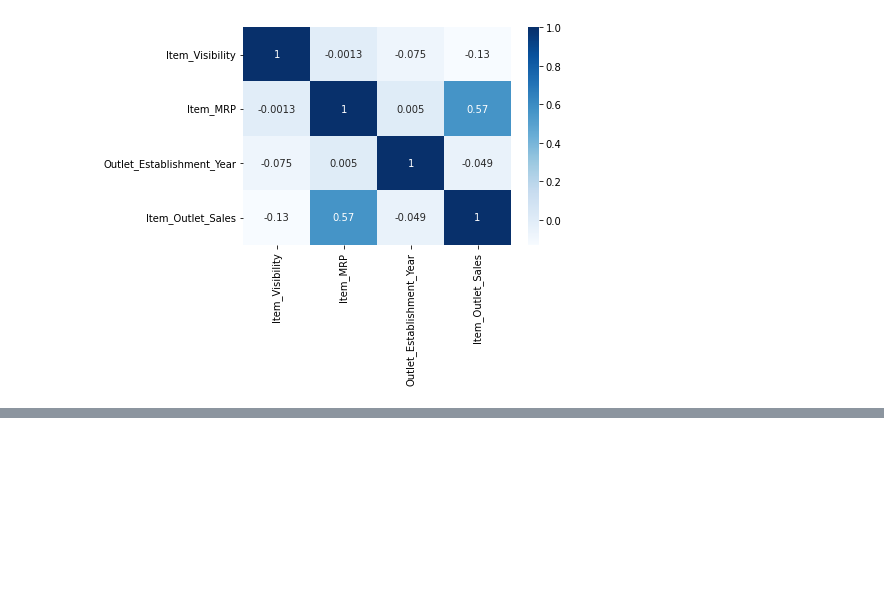
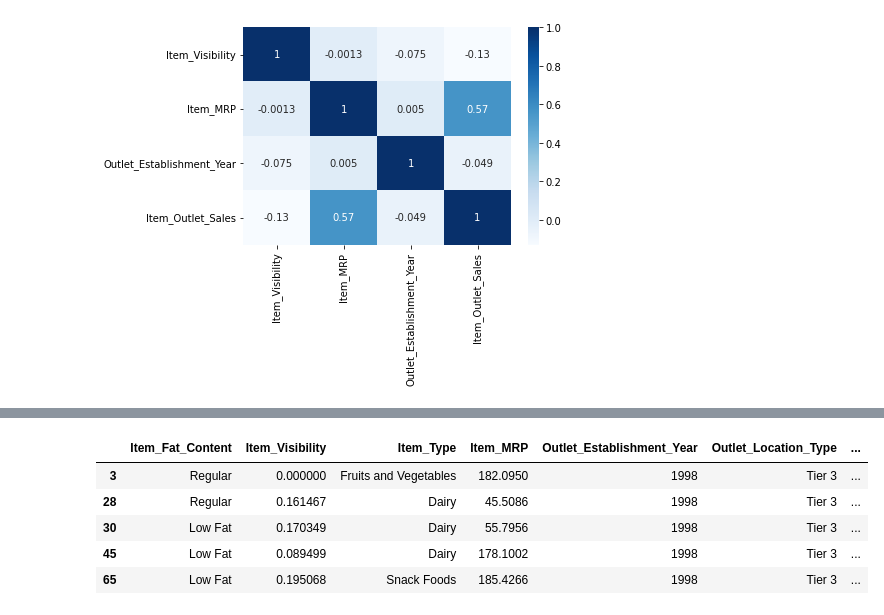
Before and after one commit to victoriawhite17/Sales_Predictions, a Jupyter notebook: Sales_Predictions.ipynb, the cells around one changed output, grey strips where cells are left out. Cells and saved outputs as stored; diff of their text form; code cells hidden in the pictures; blank space fills up the shorter version.

```diff
--- a/Sales_Predictions.ipynb
+++ b/Sales_Predictions.ipynb
@@ -151,0 +160,5 @@ sns.heatmap(corr, cmap = "Blues", annot = True);
+# %%
+ninety_eight = df1['Outlet_Establishment_Year'] == 1998
+df1[ninety_eight].nunique()
+#exploring if the year 1998 since it's an obvious outlier. All location types, and outlet types are the same. Interesting to see a drastic difference in year, but there appears to be a significant amount of data with this filter, so we will leave it in the graph
+#aside from the year 1998, sales seem to be relatively even across the board. Older stores might have loyal shoppers and newer stores could be slightly lower because they're still establishing themselves to the area
@@ -151,0 +175,9 @@ sns.heatmap(corr, cmap = "Blues", annot = True);
+# %%
+df1[ninety_eight].head() #this data set under the 1998 filter are all tier 3 grocery stores
+# %% [output]
+|  | Item_Fat_Content | Item_Visibility | Item_Type | Item_MRP | Outlet_Establishment_Year | Outlet_Location_Type | ... |
+| 3 | Regular | 0.000000 | Fruits and Vegetables | 182.0950 | 1998 | Tier 3 | ... |
+| 28 | Regular | 0.161467 | Dairy | 45.5086 | 1998 | Tier 3 | ... |
+| 30 | Low Fat | 0.170349 | Dairy | 55.7956 | 1998 | Tier 3 | ... |
+| 45 | Low Fat | 0.089499 | Dairy | 178.1002 | 1998 | Tier 3 | ... |
+| 65 | Low Fat | 0.195068 | Snack Foods | 185.4266 | 1998 | Tier 3 | ... |
```
Also changed, not shown: parts of 5 cells of this notebook.
